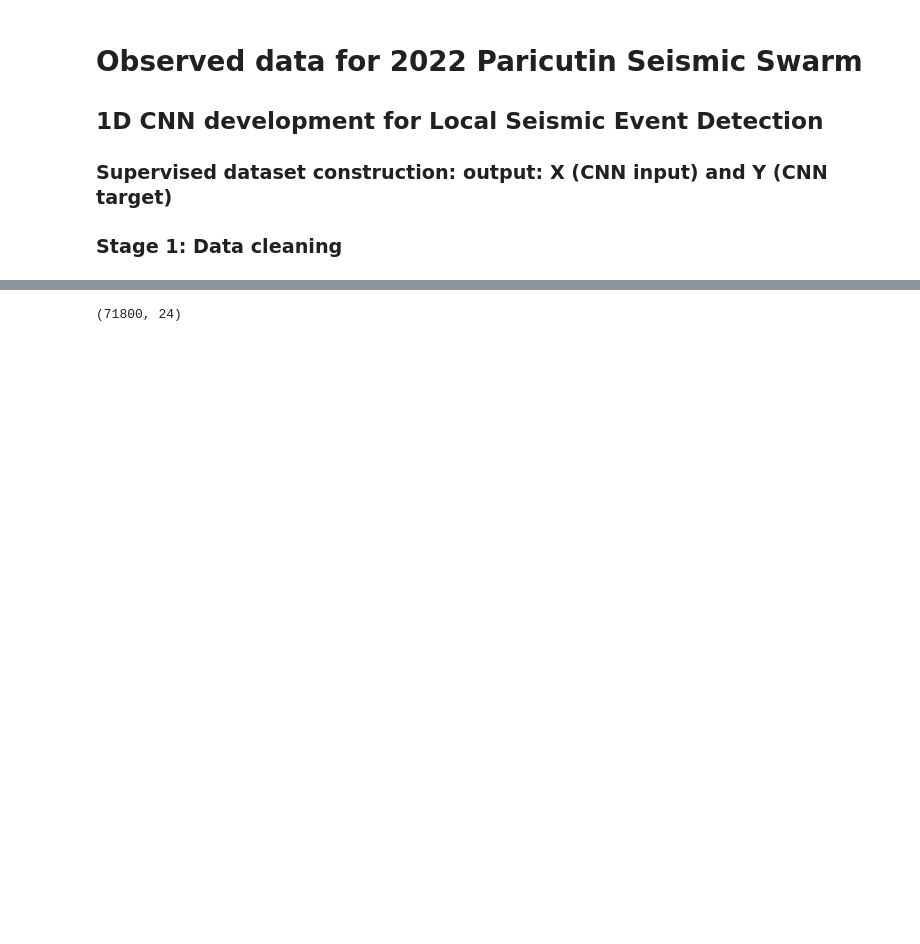
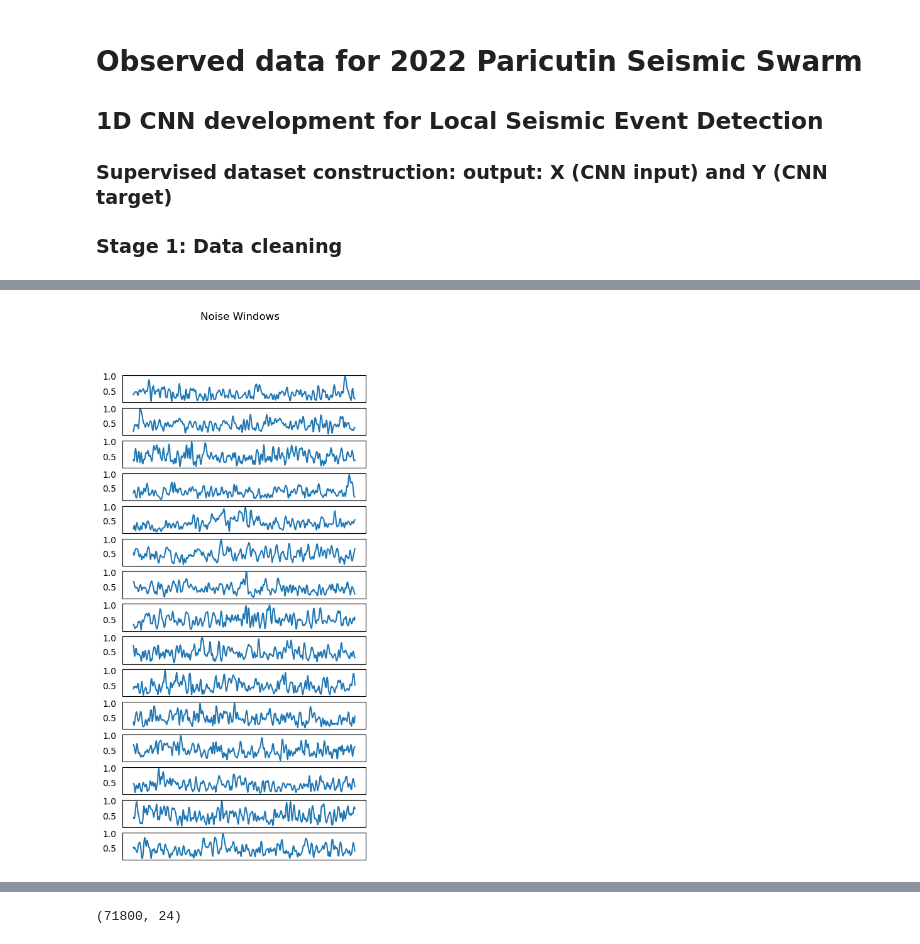
Before and after one commit to KevinVarZ7/SeismoAI, a Jupyter notebook: CNN1D_Paricutin_Matlab_Data_v1.3.ipynb, the cells around one changed output, grey strips where cells are left out. Cells and saved outputs as stored; diff of their text form; code cells hidden in the pictures; blank space fills up the shorter version.

```diff
--- a/CNN1D_Paricutin_Matlab_Data_v1.3.ipynb
+++ b/CNN1D_Paricutin_Matlab_Data_v1.3.ipynb
@@ -568,6 +644,0 @@ noise.shape
-# %%
-mpl.rcParams['figure.figsize'] = [5,100]
-fig,ax = plt.subplots(100,1)
-for i in range(100):
-    ax[i].plot(noise[i,:])
-    #ax[i].set_ylim(0,1)
@@ -610,0 +804,13 @@ signal_for_noise['2022_09_02_01_sig0'].shape
+# %%
+mpl.rcParams['figure.figsize'] = [5,10]
+fig,ax = plt.subplots(15,1)
+for i in range(15):
+    ax[i].plot(noise[i,:]/max(noise[i,:]))
+    #ax[i].set_ylim(0,1)
+    ax[i].tick_params(left = False, right = False , labelleft = True ,
+    labelbottom = False, bottom = False, labeltop = False)
+
+plt.suptitle('Noise Windows')
+fig.savefig("X_input_figures/NoiseWindows.png", bbox_inches='tight', pad_inches=0,dpi=500)
+# %% [output]
+[figure, added]
```
Also changed, not shown: parts of 55 cells of this notebook, 2 other files.
